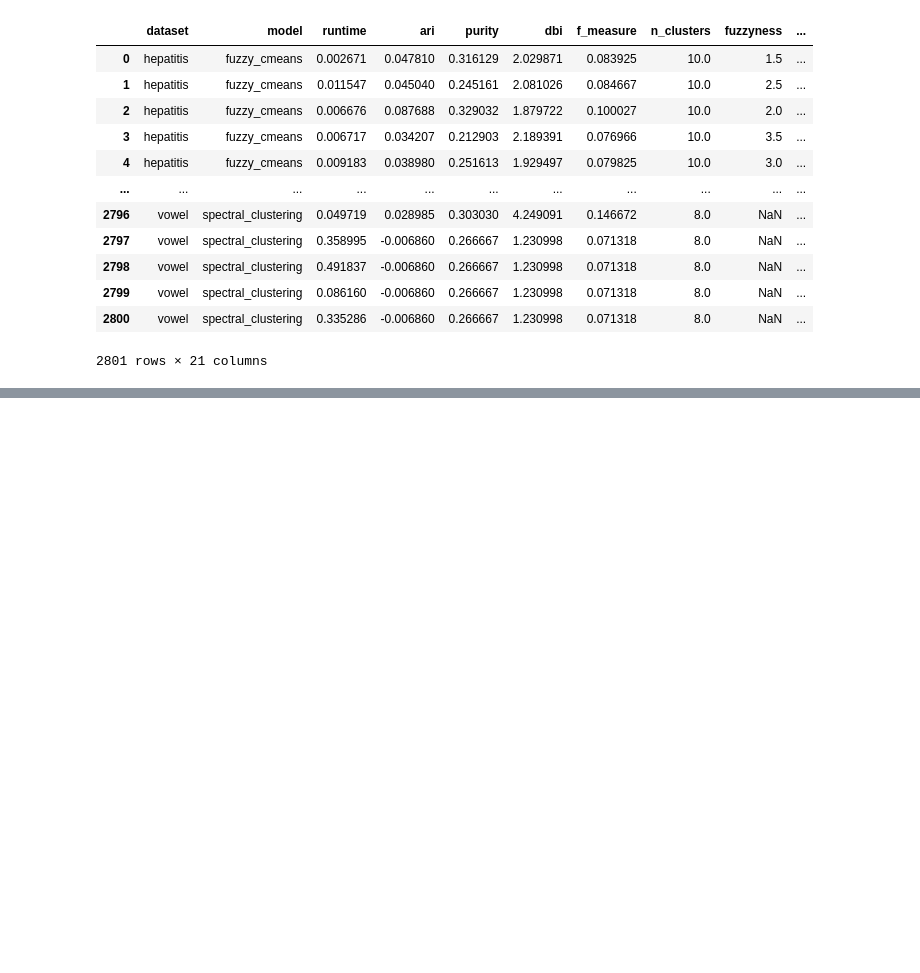
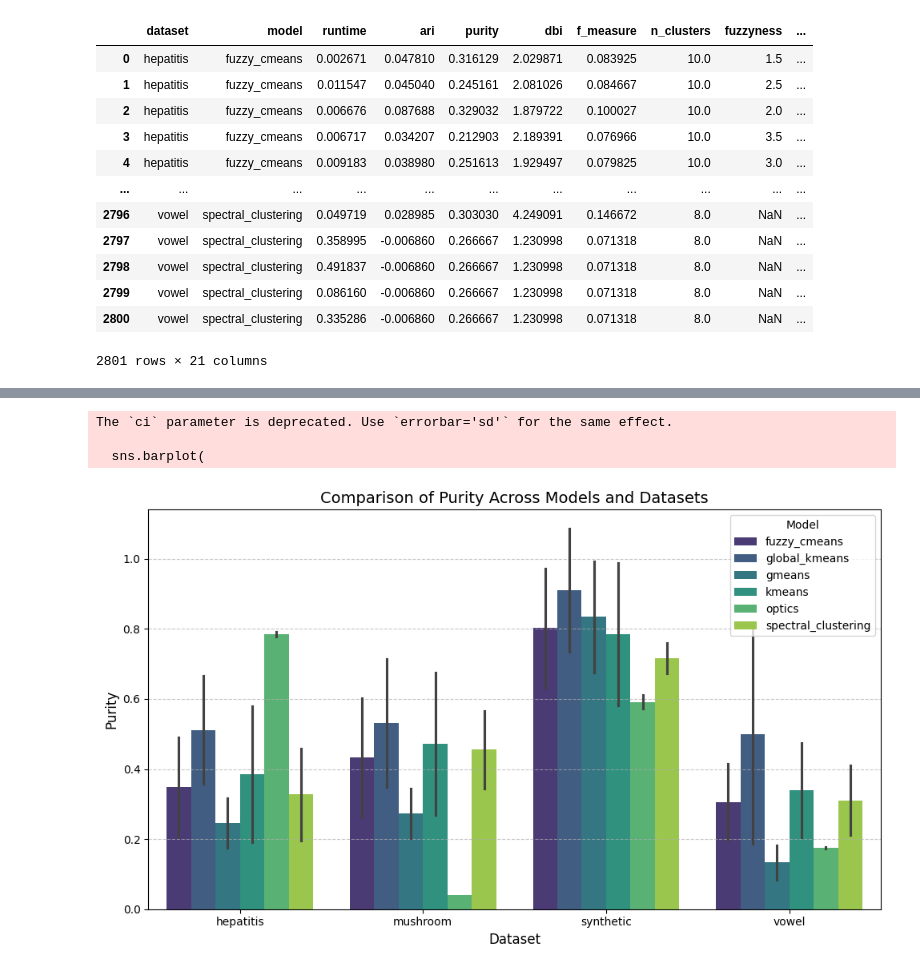
Before and after one commit to ZachParent/mai-intro-to-machine-learning, a Jupyter notebook: work3/notebooks/05.-CarlosJimenez-test_plot_functions_part2.ipynb, the cells around one changed output, grey strips where cells are left out. Saved outputs shown, nothing was run; the diff lists cells and outputs as text; code cells hidden in the pictures; blank space fills up the shorter version.

```diff
--- a/work3/notebooks/05.-CarlosJimenez-test_plot_functions_part2.ipynb
+++ b/work3/notebooks/05.-CarlosJimenez-test_plot_functions_part2.ipynb
@@ -67,0 +119,8 @@ data
+# %%
+# Compare Purity
+plot_model_comparisons(data, 'purity', 'Comparison of Purity Across Models and Datasets')
+# %% [output]
+The `ci` parameter is deprecated. Use `errorbar='sd'` for the same effect.
+
+  sns.barplot(
+[figure, added]
```
Also changed, not shown: parts of 7 cells of this notebook, 2 other files.
